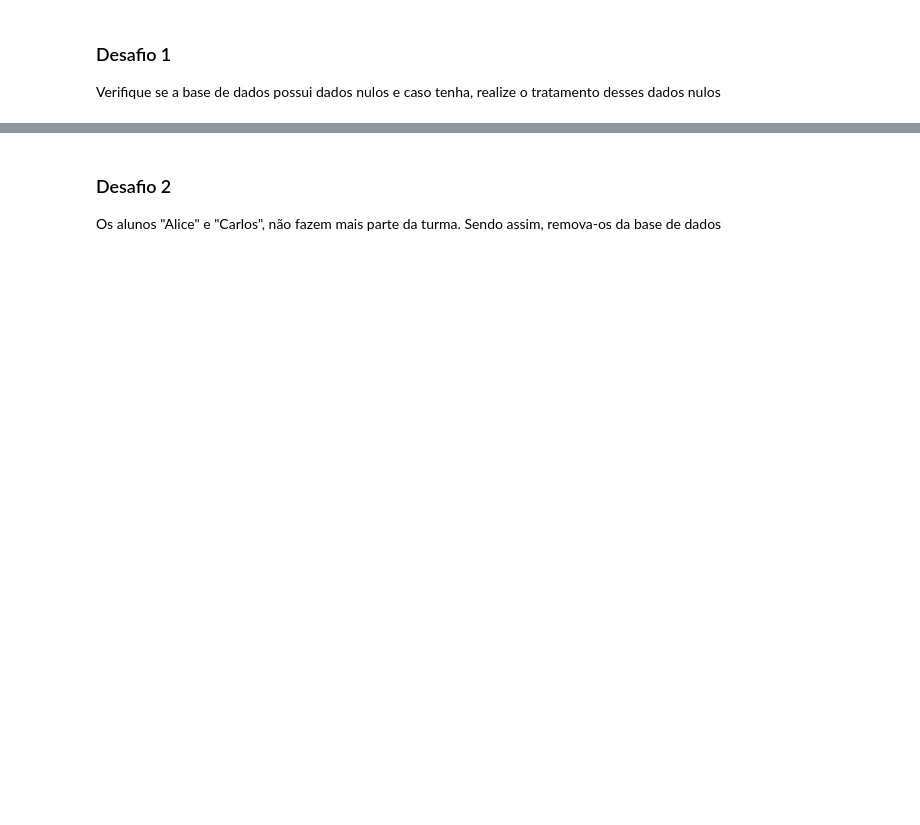
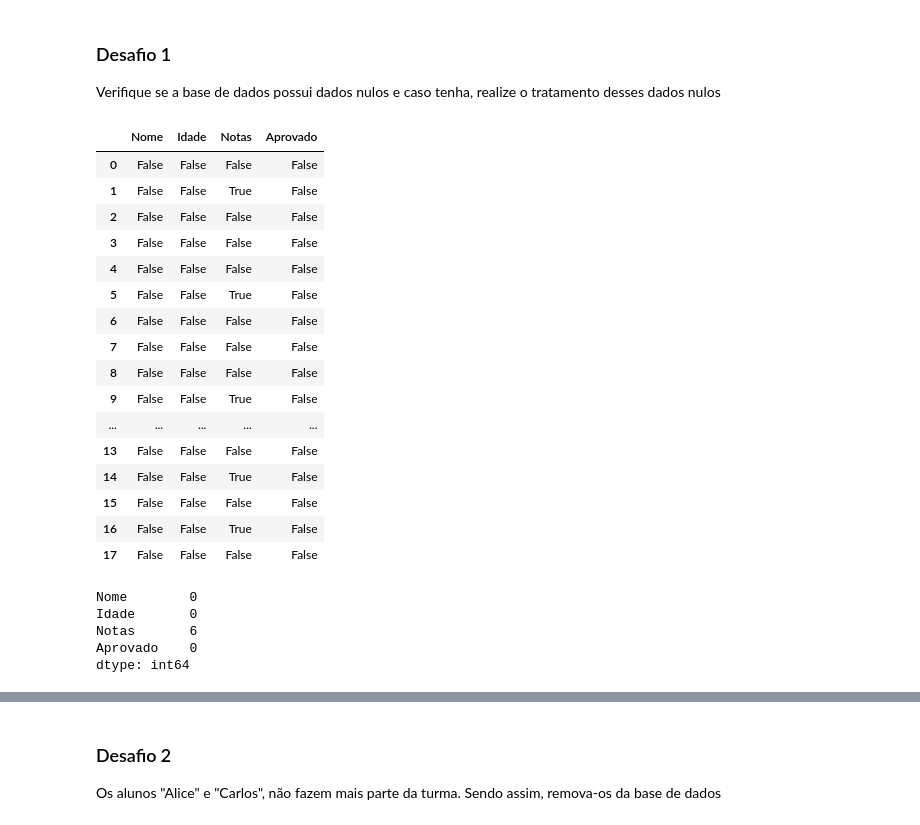
Before and after one commit to orlandojsjunior/Python_para_Data_Science-pandas_conhecendo_a_biblioteca, a Jupyter notebook: desafios.ipynb, the cells around one changed output, grey strips where cells are left out. Drawn from its saved outputs; the diff is of its cells as text; code cells hidden in the pictures; blank space fills up the shorter version.

Commit message:
Desafio aula 3

```diff
--- a/desafios.ipynb
+++ b/desafios.ipynb
@@ -232,0 +231,9 @@ Importe novamente o arquivo [**alunos.csv**](https://raw.githubusercontent.com/a
+# %%
+# Importando novamente os dados
+URL = 'https://raw.githubusercontent.com/alura-cursos/pandas-conhecendo-a-biblioteca/main/desafios/alunos.csv'
+
+pd.read_csv(URL)
+
+dados = pd.read_csv(URL)
+
+dados
@@ -233,3 +258,37 @@ Importe novamente o arquivo [**alunos.csv**](https://raw.githubusercontent.com/a
 # %% [markdown]
 ### Desafio 1
 Verifique se a base de dados possui dados nulos e caso tenha, realize o tratamento desses dados nulos
+# %%
+# df.isnull() é um método utilizado em pandas, uma biblioteca popular para análise de dados em Python. Esse método retorna um DataFrame ou uma Series com valores booleanos, indicando se cada elemento é nulo (ou seja, se é NaN ou None).
+# Se o valor for nulo, o resultado será True.
+# Se o valor não for nulo, o resultado será False.
+
+dados.isnull()
+# %% [output]
+|  | Nome | Idade | Notas | Aprovado |
+| 0 | False | False | False | False |
+| 1 | False | False | True | False |
+| 2 | False | False | False | False |
+| 3 | False | False | False | False |
+| 4 | False | False | False | False |
+| 5 | False | False | True | False |
+| 6 | False | False | False | False |
+| 7 | False | False | False | False |
+| 8 | False | False | False | False |
+| 9 | False | False | True | False |
+| ... | ... | ... | ... | ... |
+| 13 | False | False | False | False |
+| 14 | False | False | True | False |
+| 15 | False | False | False | False |
+| 16 | False | False | True | False |
+| 17 | False | False | False | False |
+# %%
+# O método **df.isnull().sum()** retorna a contagem de valores nulos (NaN ou None) em cada coluna do DataFrame
+
+dados.isnull().sum()
+# %% [output]
+Nome        0
+Idade       0
+Notas       6
+Aprovado    0
+dtype: int64
```
Also changed, not shown: parts of 16 cells of this notebook, 1 other file.
